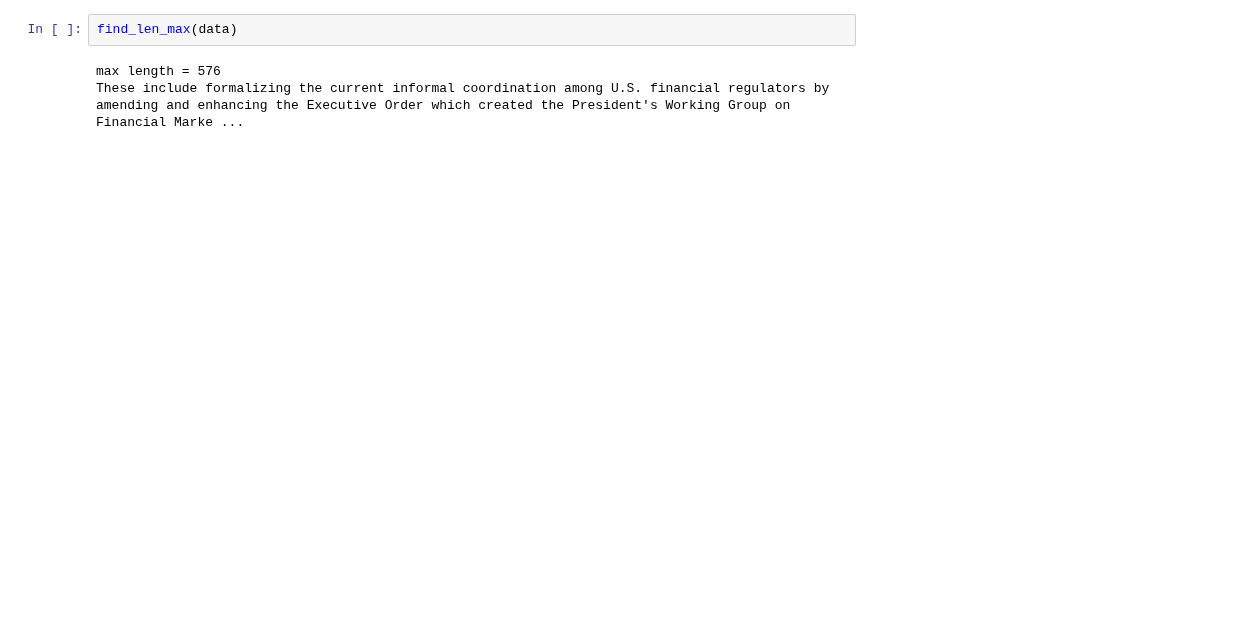
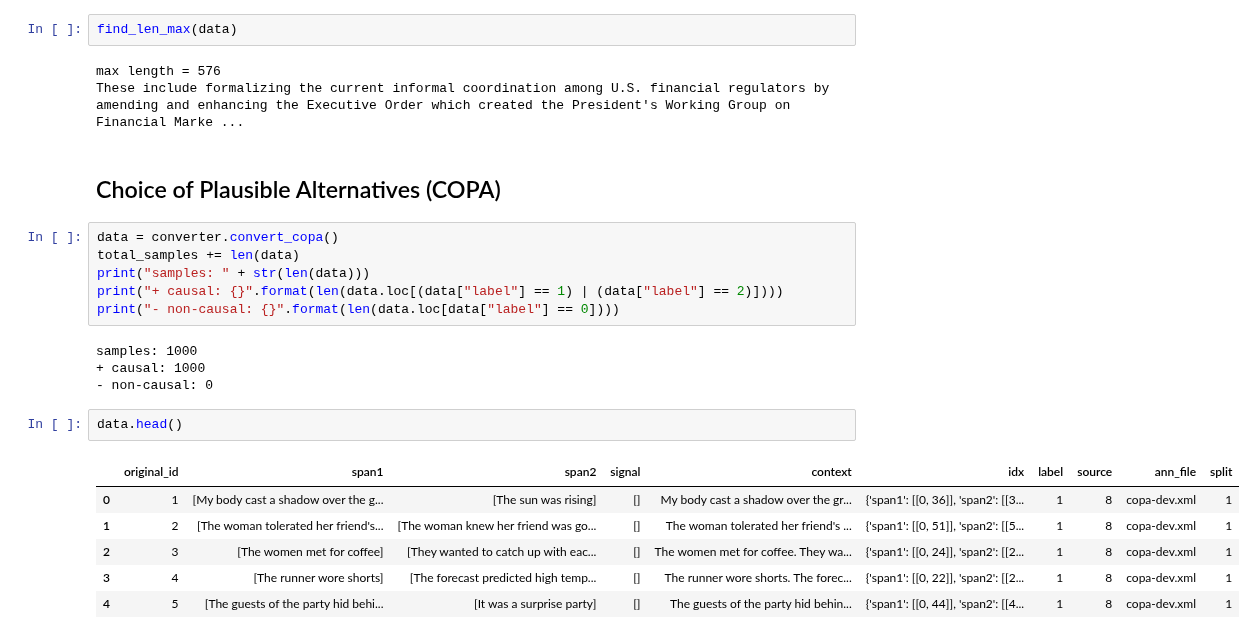
Before and after one commit to phosseini/CREST, a Jupyter notebook: docs/converter_demo.ipynb, the cells around one changed output. Saved outputs shown, nothing was run; the diff lists cells and outputs as text; blank space fills up the shorter version.

Commit message:
adding Choice of Plausible Alternatives (COPA) dataset converter + notebook

```diff
--- a/docs/converter_demo.ipynb
+++ b/docs/converter_demo.ipynb
@@ -223,3 +224,24 @@ find_len_max(data)
 # %% [output]
 max length = 576
 These include formalizing the current informal coordination among U.S. financial regulators by amending and enhancing the Executive Order which created the President's Working Group on Financial Marke ...
+# %% [markdown]
+## Choice of Plausible Alternatives (COPA)
+# %%
+data = converter.convert_copa()
+total_samples += len(data)
+print("samples: " + str(len(data)))
+print("+ causal: {}".format(len(data.loc[(data["label"] == 1) | (data["label"] == 2)])))
+print("- non-causal: {}".format(len(data.loc[data["label"] == 0])))
+# %% [output]
+samples: 1000
++ causal: 1000
+- non-causal: 0
+# %%
+data.head()
+# %% [output]
+|  | original_id | span1 | span2 | signal | context | idx | label | source | ann_file | split |
+| 0 | 1 | [My body cast a shadow over the g... | [The sun was rising] | [] | My body cast a shadow over the gr... | {'span1': [[0, 36]], 'span2': [[3... | 1 | 8 | copa-dev.xml | 1 |
+| 1 | 2 | [The woman tolerated her friend's... | [The woman knew her friend was go... | [] | The woman tolerated her friend's ... | {'span1': [[0, 51]], 'span2': [[5... | 1 | 8 | copa-dev.xml | 1 |
+| 2 | 3 | [The women met for coffee] | [They wanted to catch up with eac... | [] | The women met for coffee. They wa... | {'span1': [[0, 24]], 'span2': [[2... | 1 | 8 | copa-dev.xml | 1 |
+| 3 | 4 | [The runner wore shorts] | [The forecast predicted high temp... | [] | The runner wore shorts. The forec... | {'span1': [[0, 22]], 'span2': [[2... | 1 | 8 | copa-dev.xml | 1 |
+| 4 | 5 | [The guests of the party hid behi... | [It was a surprise party] | [] | The guests of the party hid behin... | {'span1': [[0, 44]], 'span2': [[4... | 1 | 8 | copa-dev.xml | 1 |
```
Also changed, not shown: parts of 1 cell of this notebook, 1 other file.
